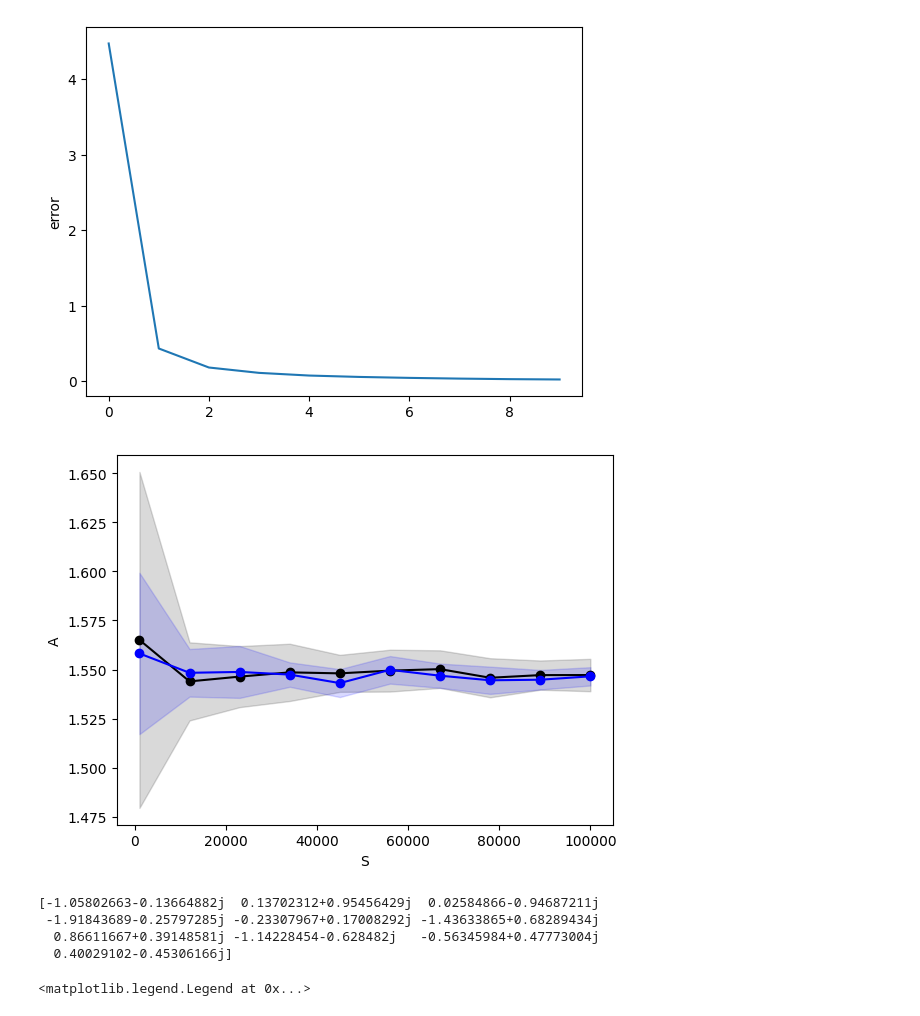
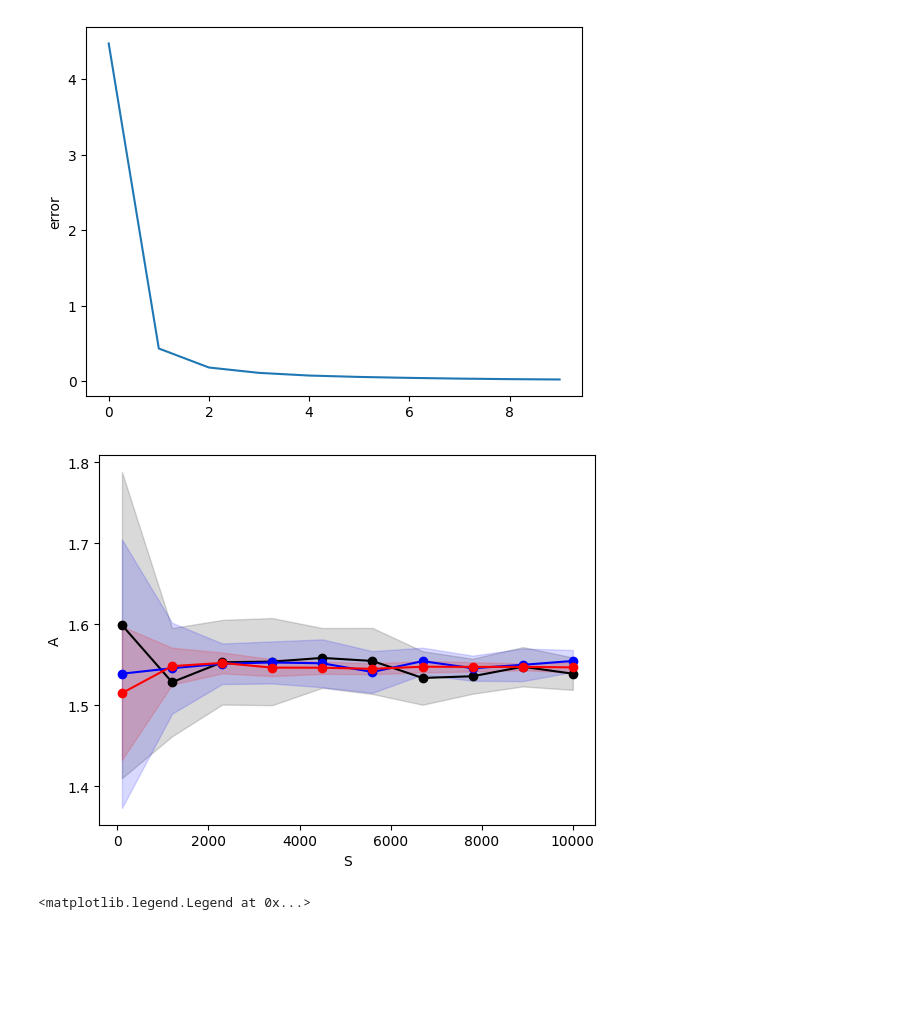
Before and after one commit to Foundnation/Stochastic-Simulation, a Jupyter notebook: mandelbrot_notebook.ipynb, the cells around one changed output. Drawn from its saved outputs; the diff is of its cells as text; code cells hidden in the pictures; blank space fills up the shorter version.

Commit message:
added orthogonal sampling

```diff
--- a/mandelbrot_notebook.ipynb
+++ b/mandelbrot_notebook.ipynb
@@ -50,19 +50,10 @@ plt.ylabel('error')
 Text(0, 0.5, 'error')
 [figure]
 # %%
-sample_sizes = np.linspace(int(1E3), int(1E5), num=10).astype(int)
-plot_area_vs_sample_size(sample_sizes, 20, 100, 10, methods=['uniform', 'lhs'])
+sample_sizes = np.linspace(int(1E2), int(1E4), num=10).astype(int)
+plot_area_vs_sample_size(sample_sizes, 20, 100, 10, methods=['uniform', 'lhs', 'ortho'])
 # %% [output]
-[figure, old version]
+[figure, new version]
-# %%
-num_points = 10
-complex_numbers = complex_random_array(num_points, method='lhs')
-print(complex_numbers)
-# %% [output]
-[-1.05802663-0.13664882j  0.13702312+0.95456429j  0.02584866-0.94687211j
- -1.91843689-0.25797285j -0.23307967+0.17008292j -1.43633865+0.68289434j
-  0.86611667+0.39148581j -1.14228454-0.628482j   -0.56345984+0.47773004j
-  0.40029102-0.45306166j]
 # %%
 num_points = 1000
 
```
Also changed, not shown: parts of 2 cells of this notebook, 2 other files.
